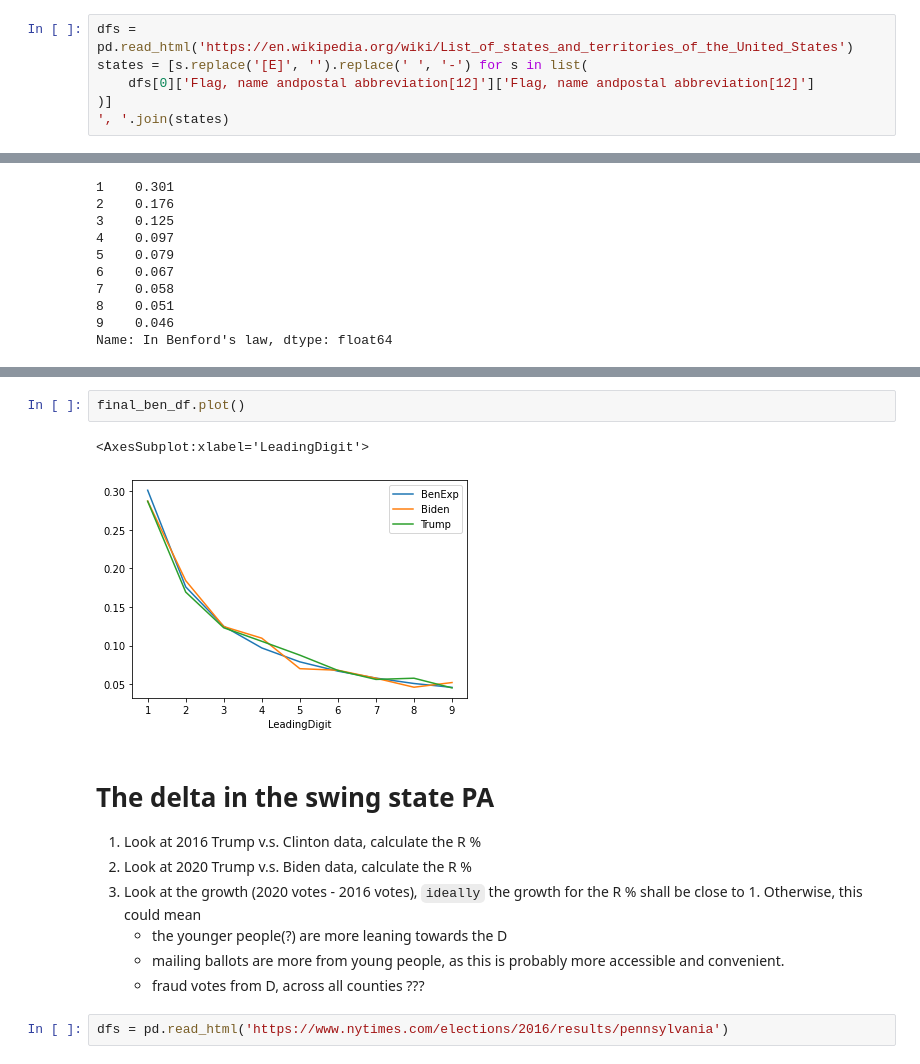
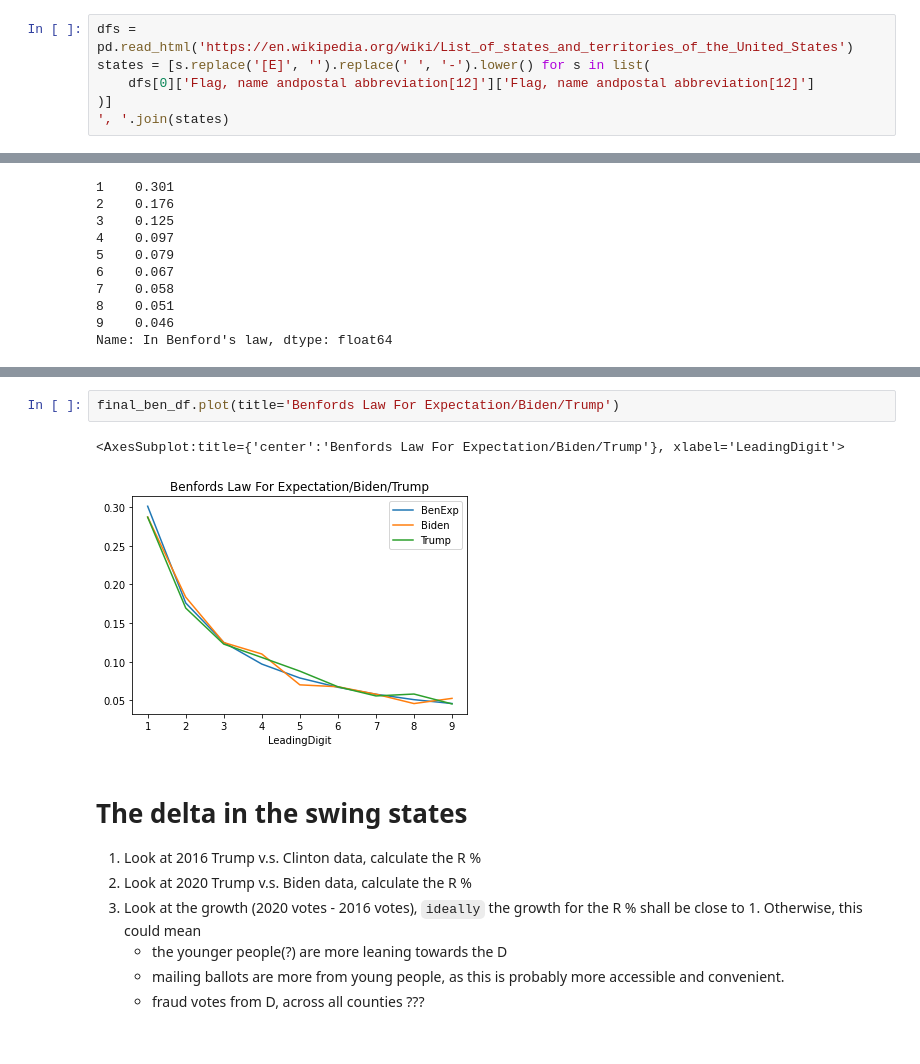
Before and after one commit to plusplusoneplusplus/ipynb, a Jupyter notebook: public_2020_us_election.ipynb, the cells around one changed output, grey strips where cells are left out. Drawn from its saved outputs; the diff is of its cells as text.

```diff
--- a/public_2020_us_election.ipynb
+++ b/public_2020_us_election.ipynb
@@ -12,7 +13,7 @@ import pickle
 pd.options.display.max_rows = 100
 # %%
 dfs = pd.read_html('https://en.wikipedia.org/wiki/List_of_states_and_territories_of_the_United_States')
-states = [s.replace('[E]', '').replace(' ', '-') for s in list(
+states = [s.replace('[E]', '').replace(' ', '-').lower() for s in list(
     dfs[0]['Flag, name andpostal abbreviation[12]']['Flag, name andpostal abbreviation[12]']
 )]
 ', '.join(states)
@@ -222,10 +250,10 @@ final_ben_df
-# %%
-final_ben_df.plot()
-# %% [output]
-<AxesSubplot:xlabel='LeadingDigit'>
-[figure, removed]
+# %%
+final_ben_df.plot(title='Benfords Law For Expectation/Biden/Trump')
+# %% [output]
+<AxesSubplot:title={'center':'Benfords Law For Expectation/Biden/Trump'}, xlabel='LeadingDigit'>
+[figure, added]
 # %% [markdown]
-# The delta in the swing state PA
+# The delta in the swing states
 
 1. Look at 2016 Trump v.s. Clinton data, calculate the R %
 2. Look at 2020 Trump v.s. Biden data, calculate the R %
@@ -233,5 +261,3 @@ final_ben_df.plot()
     - the younger people(?) are more leaning towards the D
     - mailing ballots are more from young people, as this is probably more accessible and convenient.
     - fraud votes from D, across all counties ???
-# %%
-dfs = pd.read_html('https://www.nytimes.com/elections/2016/results/pennsylvania')
```
Also changed, not shown: parts of 12 cells of this notebook, 2 other files.
